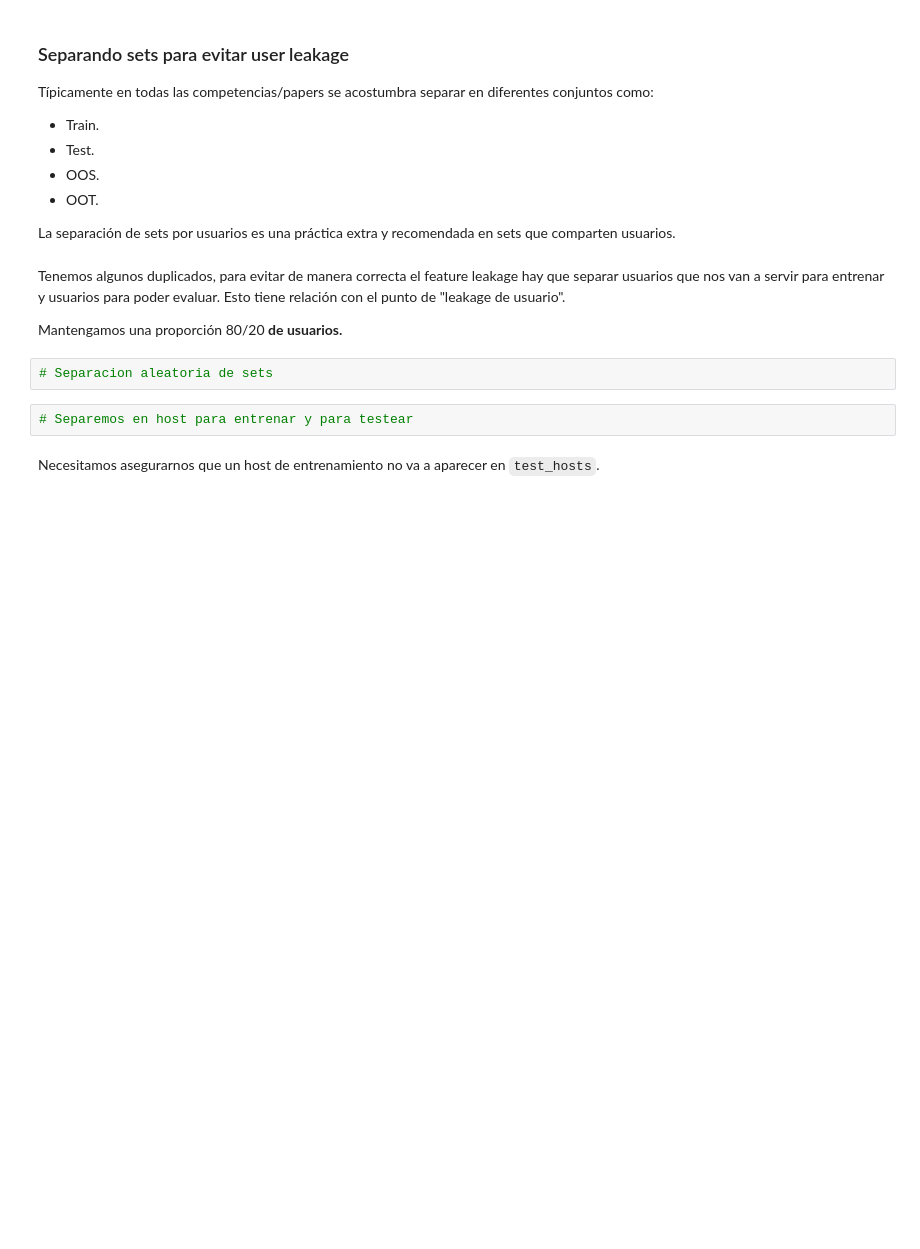
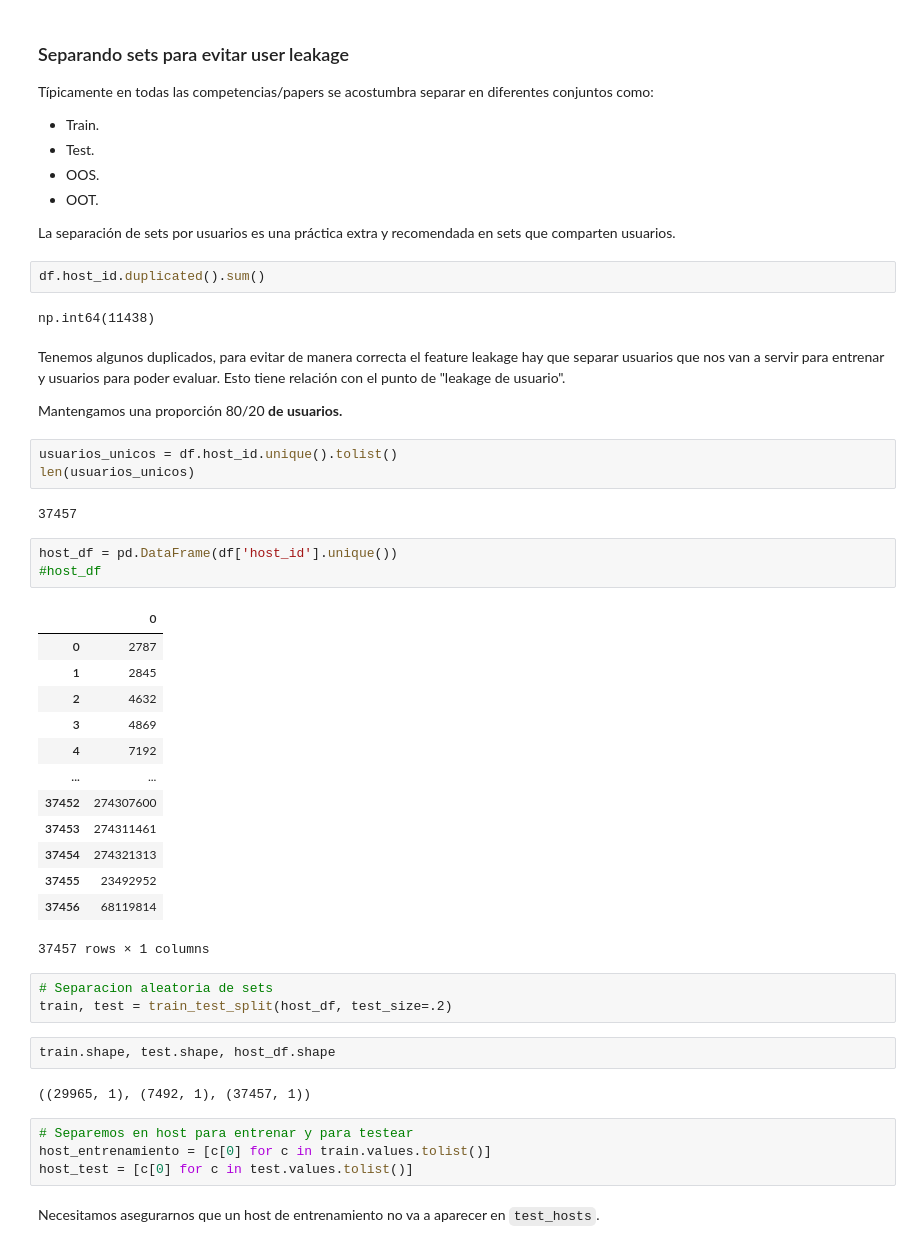
Before and after one commit to bielng/Data-Lab, a Jupyter notebook: 10,0_clase_202101(1).ipynb, the cells around one changed output. Saved outputs shown, nothing was run; the diff lists cells and outputs as text; blank space fills up the shorter version.

Commit message:
training - test , host

```diff
--- a/10,0_clase_202101(1).ipynb
+++ b/10,0_clase_202101(1).ipynb
@@ -712,14 +712,47 @@ Típicamente en todas las competencias/papers se acostumbra separar en diferente
 * OOT.
 
 La separación de sets por usuarios es una práctica extra y recomendada en sets que comparten usuarios.
+# %%
+df.host_id.duplicated().sum()
+# %% [output]
+np.int64(11438)
 # %% [markdown]
 Tenemos algunos duplicados, para evitar de manera correcta el feature leakage hay que separar usuarios que nos van a servir para entrenar y usuarios para poder evaluar. Esto tiene relación con el punto de "leakage de usuario".
 
 Mantengamos una proporción 80/20 **de usuarios.**
+# %%
+usuarios_unicos = df.host_id.unique().tolist()
+len(usuarios_unicos)
+# %% [output]
+37457
+# %%
+host_df = pd.DataFrame(df['host_id'].unique())
+#host_df
+# %% [output]
+|  | 0 |
+| 0 | 2787 |
+| 1 | 2845 |
+| 2 | 4632 |
+| 3 | 4869 |
+| 4 | 7192 |
+| ... | ... |
+| 37452 | 274307600 |
+| 37453 | 274311461 |
+| 37454 | 274321313 |
+| 37455 | 23492952 |
+| 37456 | 68119814 |
+37457 rows × 1 columns
 # %%
 # Separacion aleatoria de sets
+train, test = train_test_split(host_df, test_size=.2)
+# %%
+train.shape, test.shape, host_df.shape
+# %% [output]
+((29965, 1), (7492, 1), (37457, 1))
 # %%
 # Separemos en host para entrenar y para testear
+host_entrenamiento = [c[0] for c in train.values.tolist()]
+host_test = [c[0] for c in test.values.tolist()]
 # %% [markdown]
 Necesitamos asegurarnos que un host de entrenamiento no va a aparecer en `test_hosts`.
 # %%
```
Also changed, not shown: parts of 1 cell of this notebook.
